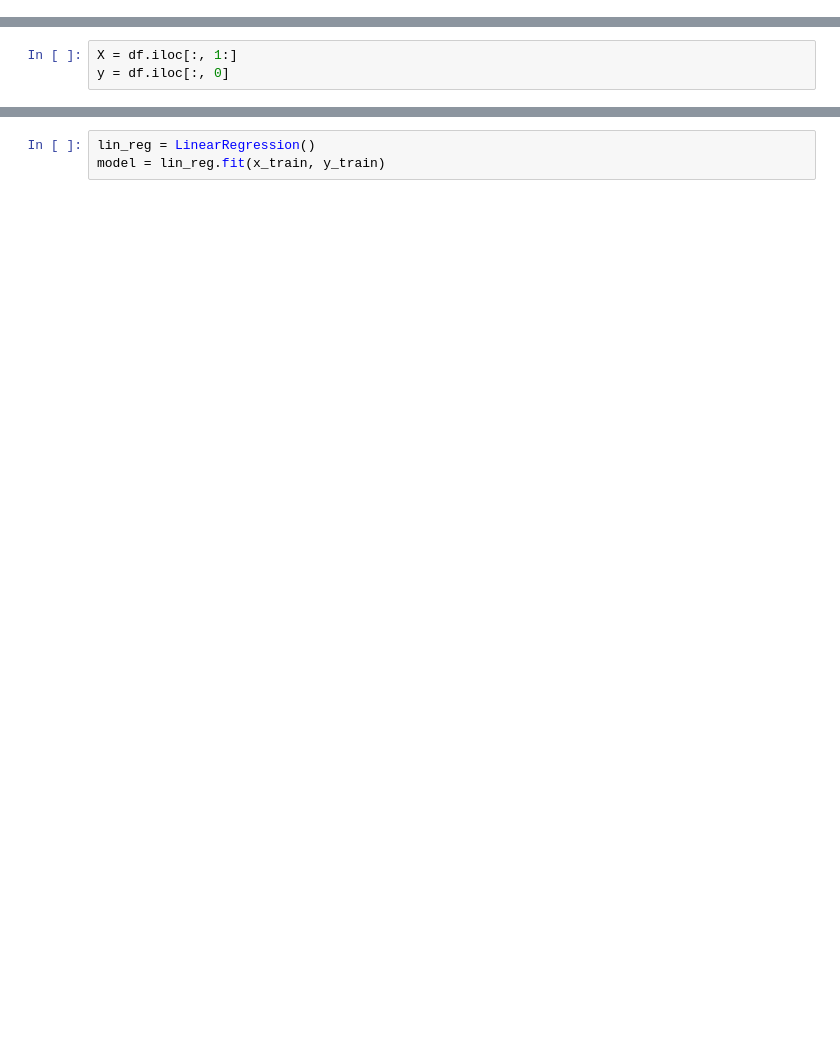
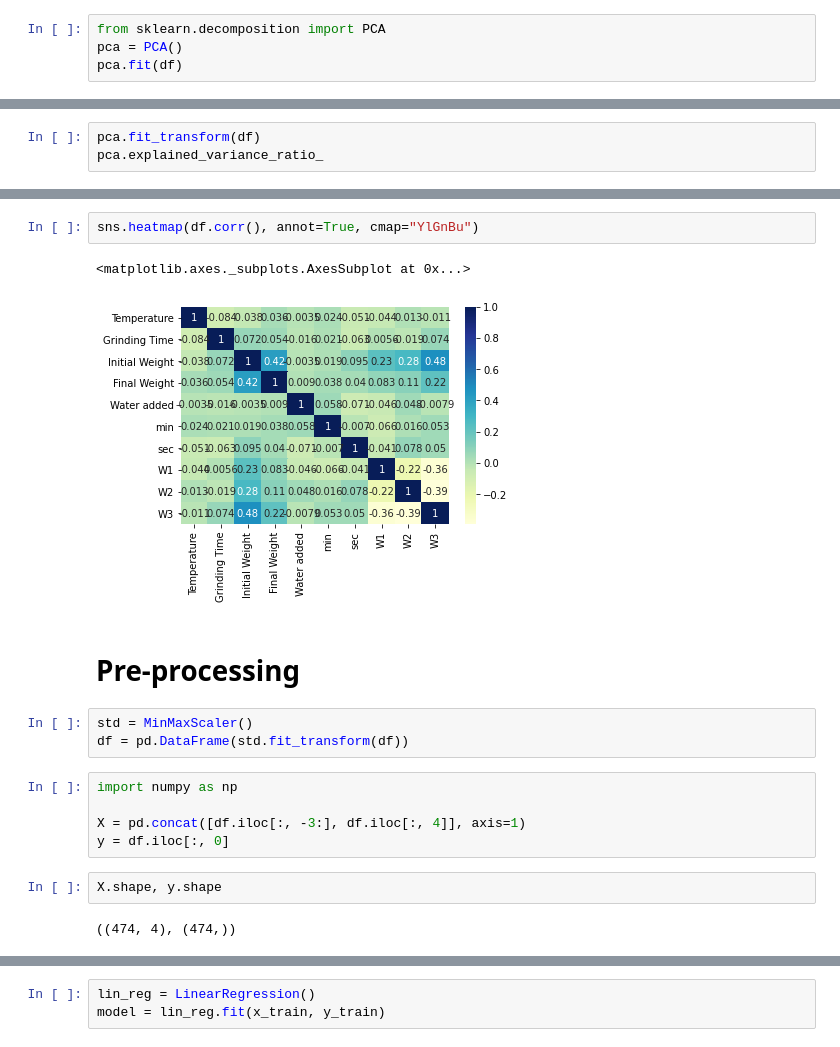
Before and after one commit to iam-pattan/Fuzzy_and_GANs, a Jupyter notebook: LR_GenPelletizer_Data.ipynb, the cells around one changed output, grey strips where cells are left out. Drawn from its saved outputs; the diff is of its cells as text; blank space fills up the shorter version.

```diff
--- a/LR_GenPelletizer_Data.ipynb
+++ b/LR_GenPelletizer_Data.ipynb
@@ -24,0 +32,4 @@ df.head()
+# %%
+from sklearn.decomposition import PCA
+pca = PCA()
+pca.fit(df)
@@ -24,0 +39,3 @@ df.head()
+# %%
+pca.fit_transform(df)
+pca.explained_variance_ratio_
@@ -25,3 +69,19 @@ df.head()
+# %%
+sns.heatmap(df.corr(), annot=True, cmap="YlGnBu")
+# %% [output]
+<matplotlib.axes._subplots.AxesSubplot at 0x...>
+[figure, added]
+# %% [markdown]
+# Pre-processing
+# %%
+std = MinMaxScaler()
+df = pd.DataFrame(std.fit_transform(df))
 # %%
-X = df.iloc[:, 1:]
+import numpy as np
+
+X = pd.concat([df.iloc[:, -3:], df.iloc[:, 4]], axis=1)
 y = df.iloc[:, 0]
+# %%
+X.shape, y.shape
+# %% [output]
+((474, 4), (474,))
```
Also changed, not shown: parts of 69 cells of this notebook.
